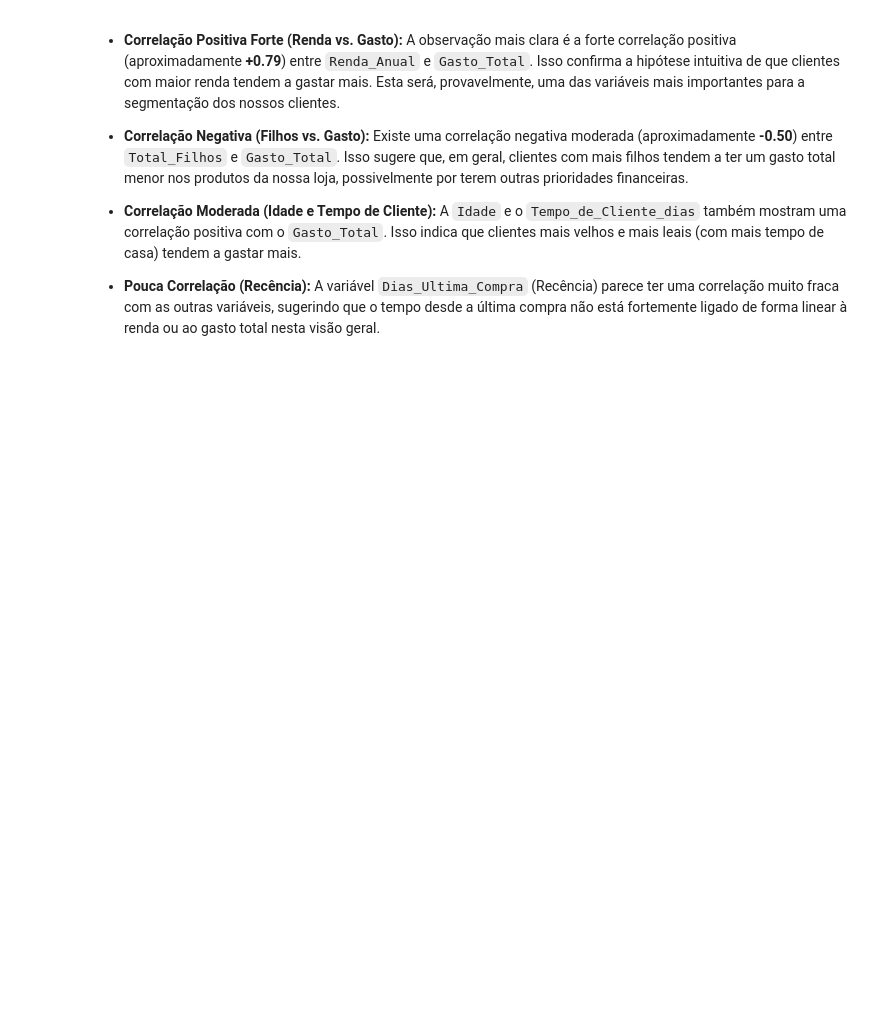
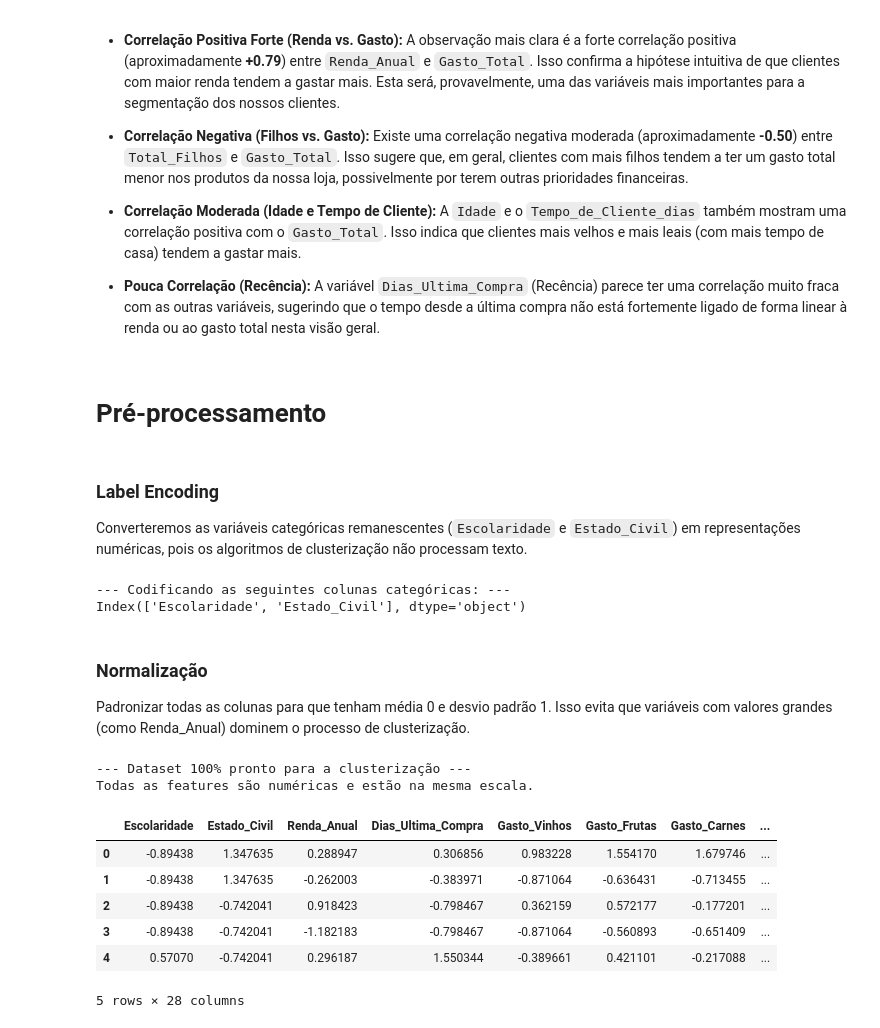
Before and after one commit to juniors719/customer_personality_clustering, a Jupyter notebook: customer_segmentation.ipynb, the cells around one changed output. Cells and saved outputs as stored; diff of their text form; code cells hidden in the pictures; blank space fills up the shorter version.

Commit message:
pre-processamento

```diff
--- a/customer_segmentation.ipynb
+++ b/customer_segmentation.ipynb
@@ -535,3 +535,32 @@ plt.show()
 * **Correlação Moderada (Idade e Tempo de Cliente):** A `Idade` e o `Tempo_de_Cliente_dias` também mostram uma correlação positiva com o `Gasto_Total`. Isso indica que clientes mais velhos e mais leais (com mais tempo de casa) tendem a gastar mais.
 
 * **Pouca Correlação (Recência):** A variável `Dias_Ultima_Compra` (Recência) parece ter uma correlação muito fraca com as outras variáveis, sugerindo que o tempo desde a última compra não está fortemente ligado de forma linear à renda ou ao gasto total nesta visão geral.
+# %% [markdown]
+# Pré-processamento
+# %% [markdown]
+### Label Encoding
+Converteremos as variáveis categóricas remanescentes (`Escolaridade` e `Estado_Civil`) em representações numéricas, pois os algoritmos de clusterização não processam texto.
+# %%
+# --- PASSO 4: EXECUÇÃO DO ENCODING E SCALING ---
+
+# Criamos uma cópia do dataframe já limpo para esta etapa final
+df_processed = df_sem_outliers.copy()
+
+# 1. ENCODING DE VARIÁVEIS CATEGÓRICAS
+# Seleciona as colunas de texto (tipo 'object')
+categorical_cols = df_processed.select_dtypes(include='object').columns
+
+print("--- Codificando as seguintes colunas categóricas: ---")
+print(categorical_cols)
+
+# Aplica o LabelEncoder para transformar texto em números
+for col in categorical_cols:
+    le = LabelEncoder()
+    df_processed[col] = le.fit_transform(df_processed[col])
+# %% [output]
+--- Codificando as seguintes colunas categóricas: ---
+Index(['Escolaridade', 'Estado_Civil'], dtype='object')
+# %% [markdown]
+### Normalização
+
+Padronizar todas as colunas para que tenham média 0 e desvio padrão 1. Isso evita que variáveis com valores grandes (como Renda_Anual) dominem o processo de clusterização.
@@ -537,0 +578,15 @@ plt.show()
+# %%
+# --- RESULTADO DA ETAPA ---
+print("\n--- Dataset 100% pronto para a clusterização ---")
+print("Todas as features são numéricas e estão na mesma escala.")
+display(df_ready.head())
+# %% [output]
+--- Dataset 100% pronto para a clusterização ---
+Todas as features são numéricas e estão na mesma escala.
+|  | Escolaridade | Estado_Civil | Renda_Anual | Dias_Ultima_Compra | Gasto_Vinhos | Gasto_Frutas | Gasto_Carnes | ... |
+| 0 | -0.89438 | 1.347635 | 0.288947 | 0.306856 | 0.983228 | 1.554170 | 1.679746 | ... |
+| 1 | -0.89438 | 1.347635 | -0.262003 | -0.383971 | -0.871064 | -0.636431 | -0.713455 | ... |
+| 2 | -0.89438 | -0.742041 | 0.918423 | -0.798467 | 0.362159 | 0.572177 | -0.177201 | ... |
+| 3 | -0.89438 | -0.742041 | -1.182183 | -0.798467 | -0.871064 | -0.560893 | -0.651409 | ... |
+| 4 | 0.57070 | -0.742041 | 0.296187 | 1.550344 | -0.389661 | 0.421101 | -0.217088 | ... |
+5 rows × 28 columns
```
Also changed, not shown: parts of 2 cells of this notebook.
